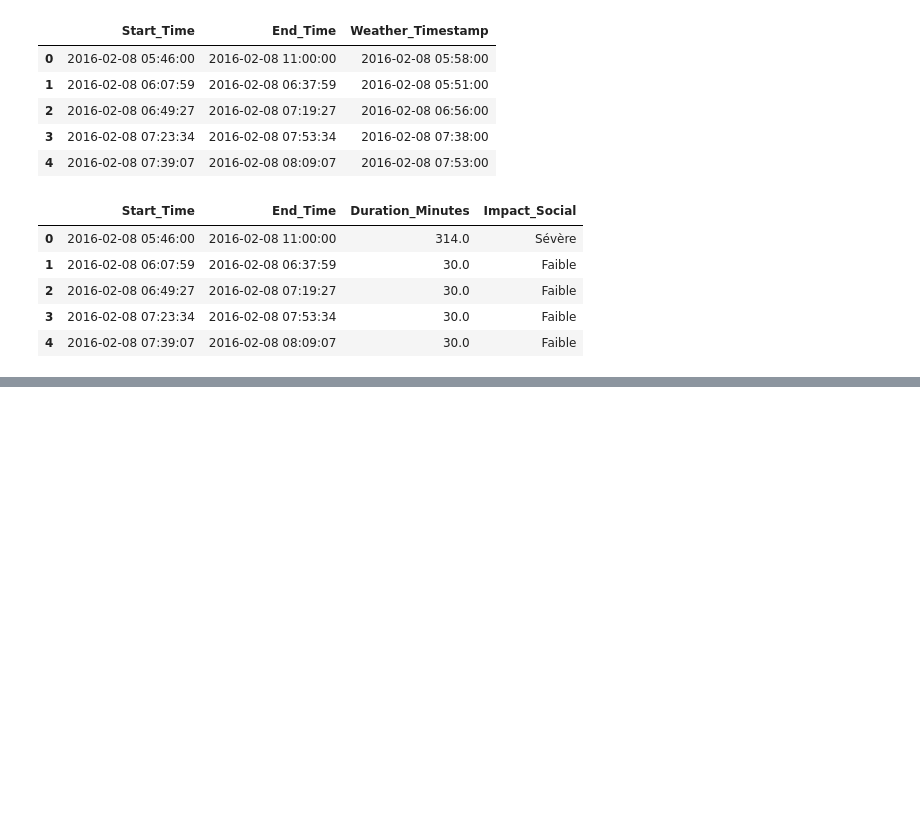
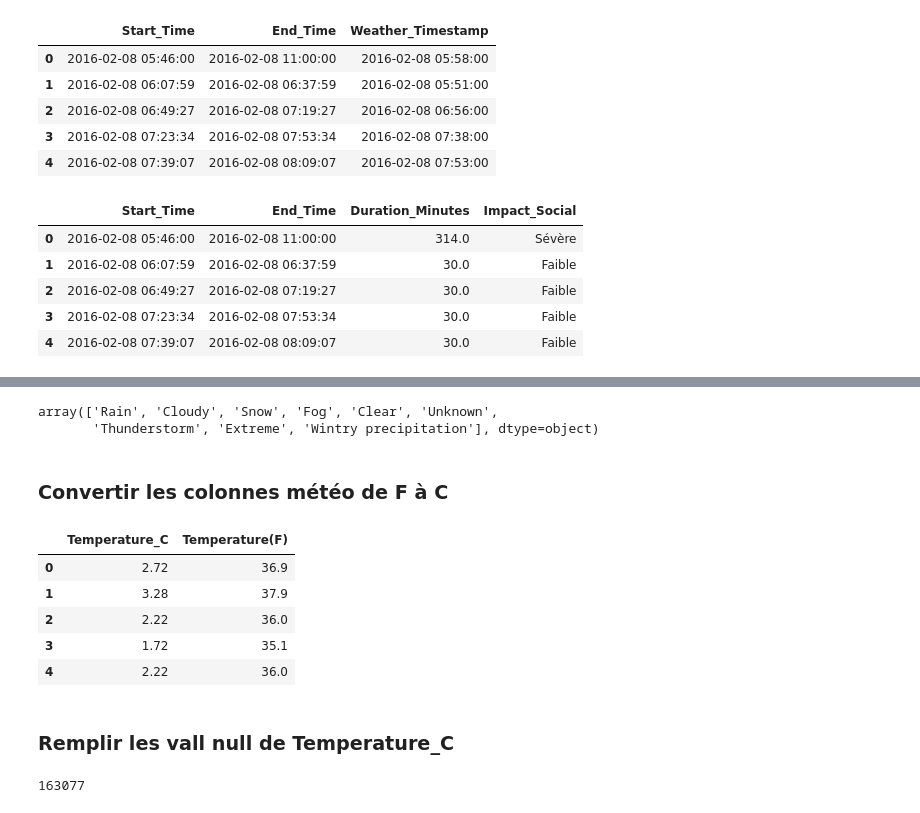
Before and after one commit to zinebettahery/US-Accidents, a Jupyter notebook: notebooks/EDA.ipynb, the cells around one changed output, grey strips where cells are left out. Saved outputs shown, nothing was run; the diff lists cells and outputs as text; code cells hidden in the pictures; blank space fills up the shorter version.

Commit message:
Traitment des colonnes Weather_Condition, Temperature(F) et Precipitation(in)

```diff
--- a/notebooks/EDA.ipynb
+++ b/notebooks/EDA.ipynb
@@ -1082,0 +1142,5 @@ np.int64(0)
+# %%
+# Remplacer les valeurs manquantes dans Weather_Condition
+dfA['Weather_Condition'] = dfA['Weather_Condition'].fillna(dfA['Weather_Condition_Mode'])
+# %%
+dfA.drop(columns=['Weather_Condition_Mode'], inplace=True)
@@ -1082,0 +1239,27 @@ np.int64(0)
+# %%
+dfA['Weather_Category'] = dfA['Weather_Condition'].apply(categorize_weather)
+# %%
+dfA['Weather_Category'].unique()
+# %% [output]
+array(['Rain', 'Cloudy', 'Snow', 'Fog', 'Clear', 'Unknown',
+       'Thunderstorm', 'Extreme', 'Wintry precipitation'], dtype=object)
+# %% [markdown]
+### Convertir les colonnes météo de F à C
+# %%
+dfA['Temperature_C'] = ((dfA['Temperature(F)'] - 32) * 5/9).round(2)
+dfA['Wind_Chill_C'] = ((dfA['Wind_Chill(F)'] - 32) * 5/9).round(2)
+# %%
+dfA[["Temperature_C","Temperature(F)"]].head()
+# %% [output]
+|  | Temperature_C | Temperature(F) |
+| 0 | 2.72 | 36.9 |
+| 1 | 3.28 | 37.9 |
+| 2 | 2.22 | 36.0 |
+| 3 | 1.72 | 35.1 |
+| 4 | 2.22 | 36.0 |
+# %% [markdown]
+### Remplir les vall null de Temperature_C
+# %%
+dfA['Temperature_C'].isna().sum()
+# %% [output]
+163077
```
Also changed, not shown: parts of 36 cells of this notebook.
